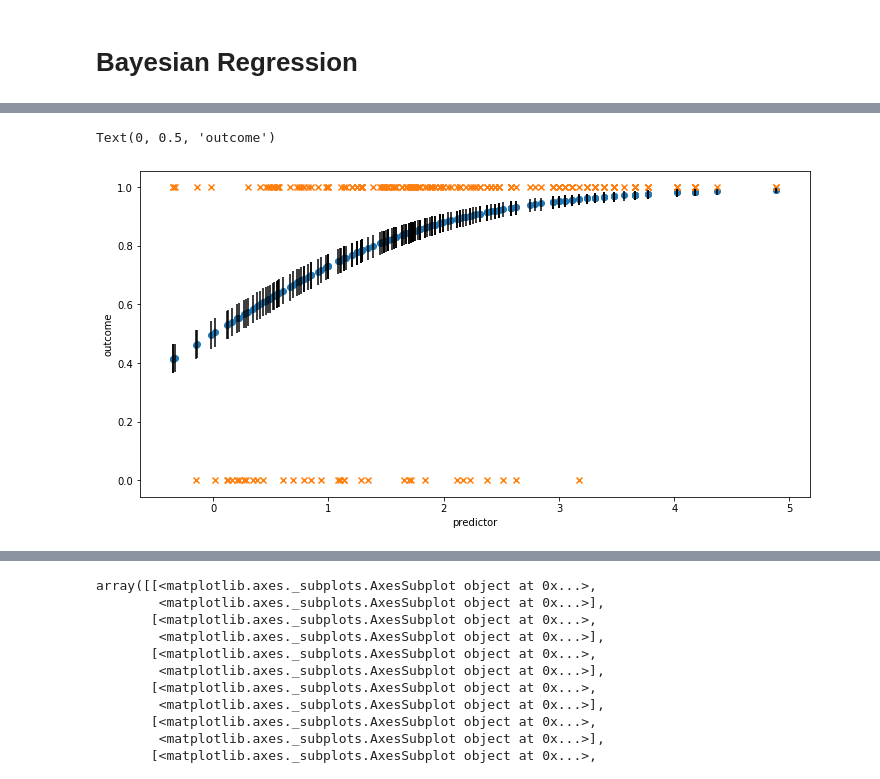
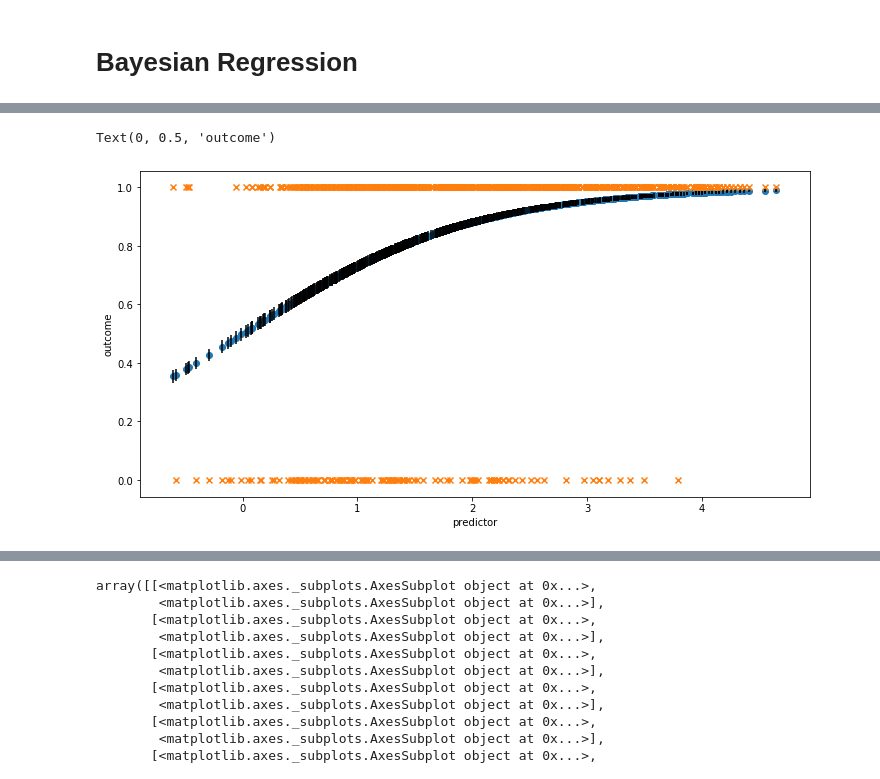
Before and after one commit to lewisbails/nfl-project, a Jupyter notebook: notebooks/bayesian.ipynb, the cells around one changed output, grey strips where cells are left out. Cells and saved outputs as stored; diff of their text form; code cells hidden in the pictures.

Commit message:
6 category pressure, form, fixed sql queries

```diff
--- a/notebooks/bayesian.ipynb
+++ b/notebooks/bayesian.ipynb
@@ -15,0 +26,4 @@ from util.stats import summary
+# %%
+res = pd.read_csv('../results/fg_results.csv', index_col=0).rename(
+        index=lambda x: x.replace(':', '*'))
+res
@@ -16,3 +48,5 @@ from util.stats import summary
 # %%
 cnx = mysql.connector.connect(user='root', password='mOntie20!mysql', host='127.0.0.1', database='nfl')
-df = get_data(cnx)
+df = get_data(cnx, '> 2011')
+df = feature_engineering(df, res).drop('form', axis=1)
+df.head()
@@ -25,6 +61,6 @@ with open(f'../models/logistic_model_{datestring}.pkl', 'rb') as f:
 # %%
 sample_data = df.sample(frac=0.1)
-new_data = sample_data.drop('good', axis=1)
-y_true = sample_data['good']
-pm.set_data({'data':new_data}, model=model)
-y_test = pm.sample_posterior_predictive(trace, model=model)
+x_test = sample_data.drop('good', axis=1)
+y_test = sample_data['good']
+pm.set_data({'data':x_test}, model=model)
+y_pred = pm.sample_posterior_predictive(trace, model=model)
@@ -35,26 +67,26 @@ import scipy.stats as st
 # %%
 _, ax = plt.subplots(figsize=(12, 6))
 
-beta = st.beta((y_test['y'] == 1).sum(axis=0), (y_test['y'] == 0).sum(axis=0))
+beta = st.beta((y_pred['y'] == 1).sum(axis=0), (y_pred['y'] == 0).sum(axis=0))
 x = np.log(beta.mean()/(1-beta.mean()))
 
 # estimated probability
 ax.scatter(x=x, y=beta.mean())
 
 # error bars on the estimate
 plt.vlines(x, *beta.interval(0.95))
 
 # actual outcomes
 ax.scatter(x=x,
-           y=y_true, marker='x')
+           y=y_test, marker='x')
 
 # True probabilities
 # x = np.linspace(x.min(), x.max())
 # ax.plot(x, invlogit(x), linestyle='-')
 
 
 ax.set_xlabel('predictor')
 ax.set_ylabel('outcome')
 # %% [output]
 Text(0, 0.5, 'outcome')
-[figure, old version]
+[figure, new version]
```
Also changed, not shown: parts of 12 cells of this notebook, 8 other files.
